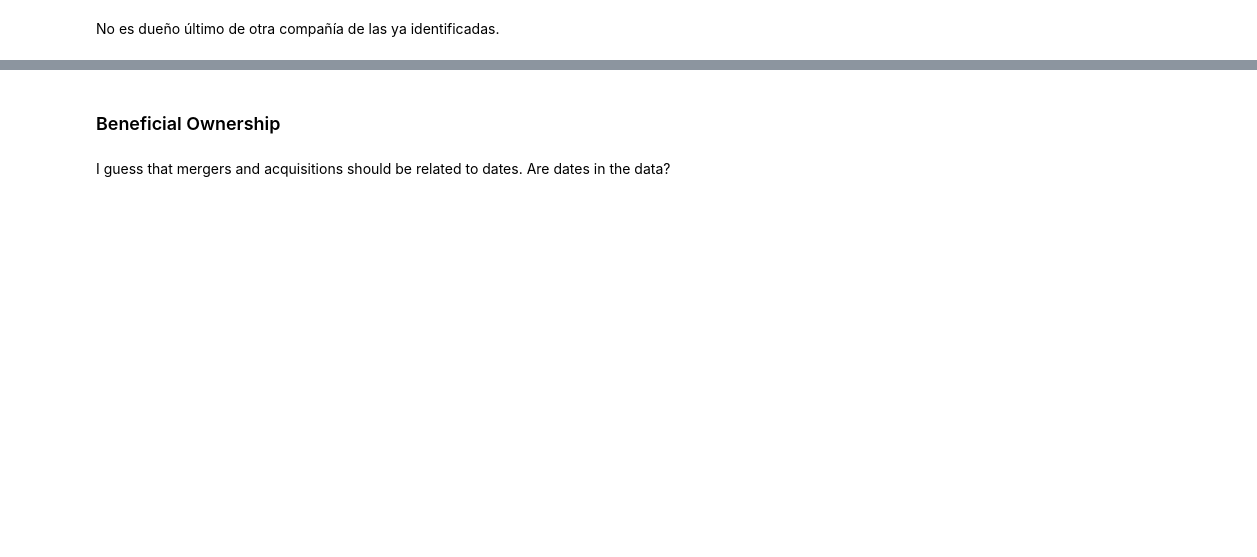
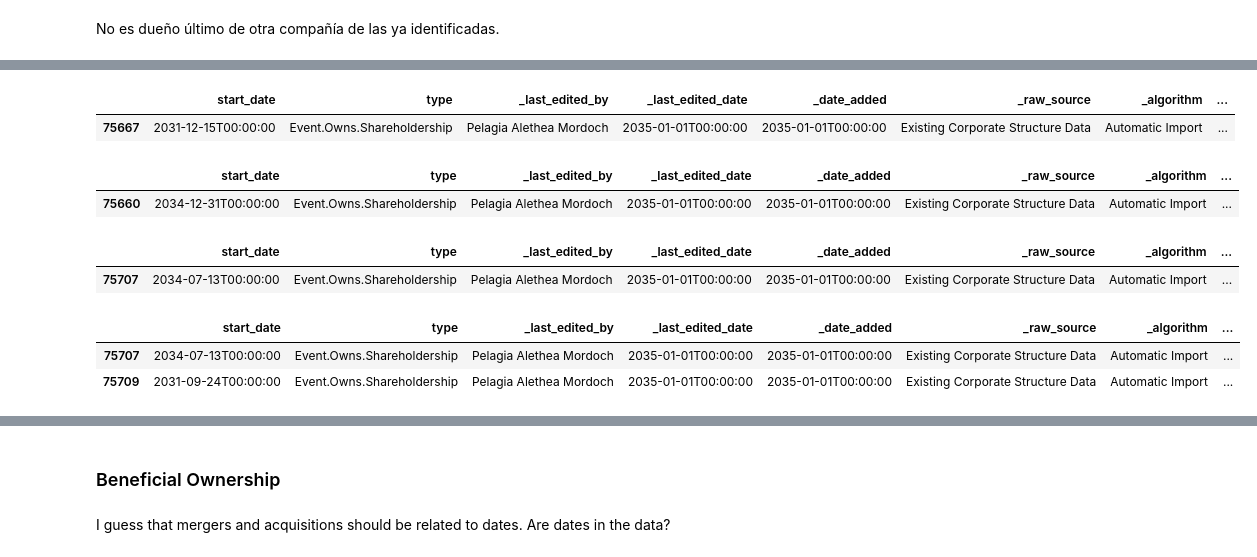
Before and after one commit to bettachini/visualizacion, a Jupyter notebook: vast2024/dernier.ipynb, the cells around one changed output, grey strips where cells are left out. Cells and saved outputs as stored; diff of their text form; code cells hidden in the pictures; blank space fills up the shorter version.

```diff
--- a/vast2024/dernier.ipynb
+++ b/vast2024/dernier.ipynb
@@ -307,0 +336,21 @@ Event_Owns_BeneficialOwnership[Event_Owns_BeneficialOwnership['source']=='Liam C
+# %%
+Event_Owns_Shareholdership[Event_Owns_Shareholdership['target']=='HomabayMarine Carriers N.V.']
+# %% [output]
+|  | start_date | type | _last_edited_by | _last_edited_date | _date_added | _raw_source | _algorithm | ... |
+| 75667 | 2031-12-15T00:00:00 | Event.Owns.Shareholdership | Pelagia Alethea Mordoch | 2035-01-01T00:00:00 | 2035-01-01T00:00:00 | Existing Corporate Structure Data | Automatic Import | ... |
+# %%
+Event_Owns_Shareholdership[Event_Owns_Shareholdership['target']=='Dry CreekRybachit Marine A/S']
+# %% [output]
+|  | start_date | type | _last_edited_by | _last_edited_date | _date_added | _raw_source | _algorithm | ... |
+| 75660 | 2034-12-31T00:00:00 | Event.Owns.Shareholdership | Pelagia Alethea Mordoch | 2035-01-01T00:00:00 | 2035-01-01T00:00:00 | Existing Corporate Structure Data | Automatic Import | ... |
+# %%
+Event_Owns_Shareholdership[Event_Owns_Shareholdership['target']=='4. SeaCargo Ges.m.b.H.']
+# %% [output]
+|  | start_date | type | _last_edited_by | _last_edited_date | _date_added | _raw_source | _algorithm | ... |
+| 75707 | 2034-07-13T00:00:00 | Event.Owns.Shareholdership | Pelagia Alethea Mordoch | 2035-01-01T00:00:00 | 2035-01-01T00:00:00 | Existing Corporate Structure Data | Automatic Import | ... |
+# %%
+Event_Owns_Shareholdership[Event_Owns_Shareholdership['source']=='Lemuel Conti']
+# %% [output]
+|  | start_date | type | _last_edited_by | _last_edited_date | _date_added | _raw_source | _algorithm | ... |
+| 75707 | 2034-07-13T00:00:00 | Event.Owns.Shareholdership | Pelagia Alethea Mordoch | 2035-01-01T00:00:00 | 2035-01-01T00:00:00 | Existing Corporate Structure Data | Automatic Import | ... |
+| 75709 | 2031-09-24T00:00:00 | Event.Owns.Shareholdership | Pelagia Alethea Mordoch | 2035-01-01T00:00:00 | 2035-01-01T00:00:00 | Existing Corporate Structure Data | Automatic Import | ... |
```
Also changed, not shown: parts of 13 cells of this notebook, 13 other files.
